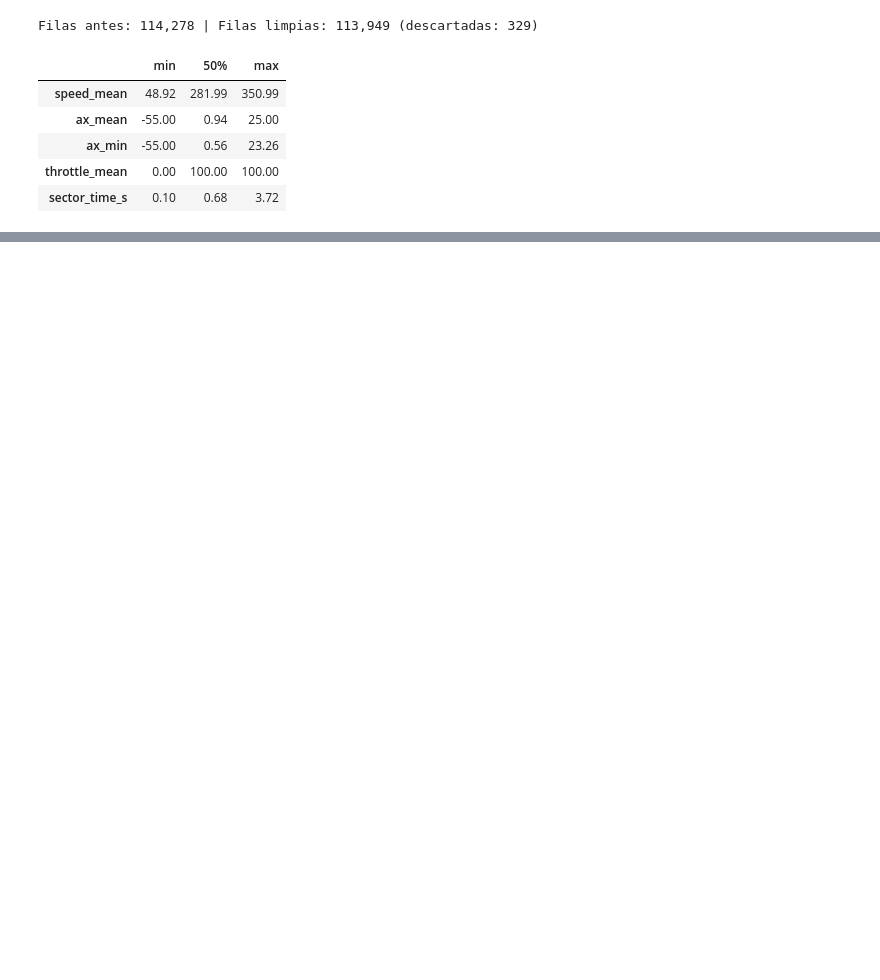
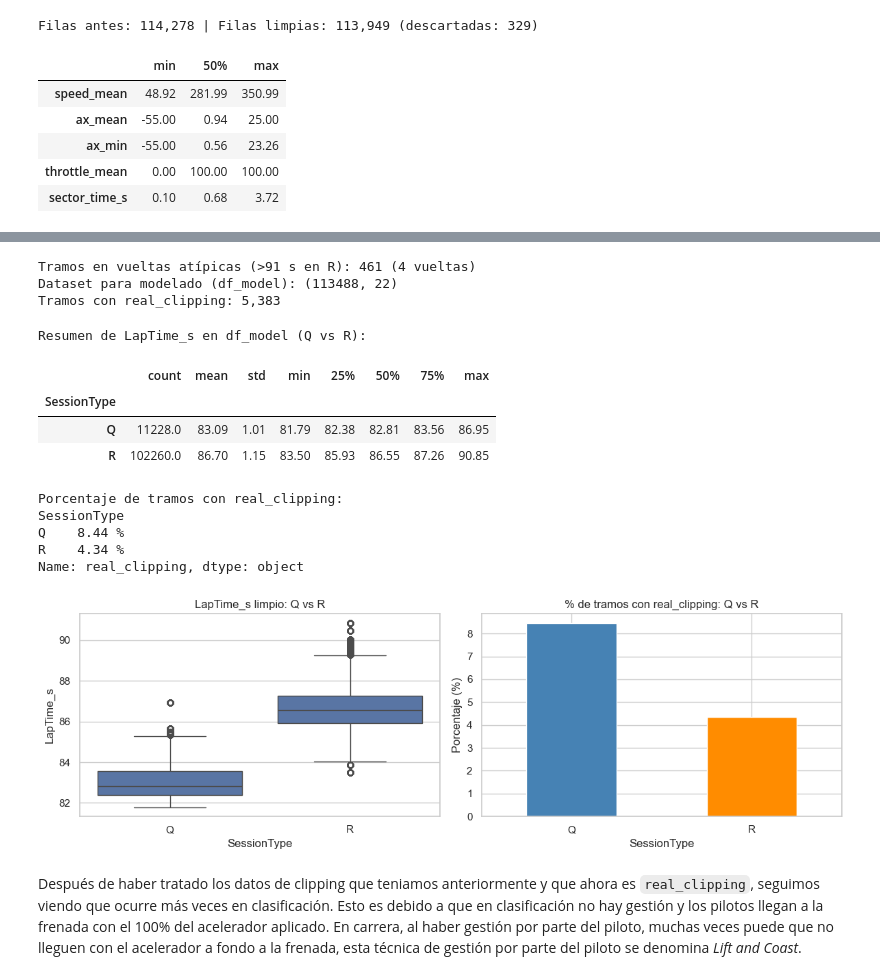
Before and after one commit to BorjaBG/F1-2026-power-unit-ml, a Jupyter notebook: notebook.ipynb, the cells around one changed output, grey strips where cells are left out. Drawn from its saved outputs; the diff is of its cells as text; code cells hidden in the pictures; blank space fills up the shorter version.

```diff
--- a/notebook.ipynb
+++ b/notebook.ipynb
@@ -474,0 +533,57 @@ Filas antes: 114,278 | Filas limpias: 113,949 (descartadas: 329)
+# %%
+# 1. Revisar y filtrar vueltas atípicas muy lentas en Carrera (> 91 s)
+outliers_r = df_clean[(df_clean["SessionType"] == "R") & (df_clean["LapTime_s"] > 91)]
+print(f"Tramos en vueltas atípicas (>91 s en R): {len(outliers_r):,} "
+      f"({outliers_r[['Driver', 'LapNumber']].drop_duplicates().shape[0]} vueltas)")
+
+df_model = df_clean[~((df_clean["SessionType"] == "R") & (df_clean["LapTime_s"] > 91))].copy()
+
+# 2. Indicador más estricto de super-clipping real (deceleración clara a fondo > 290 km/h)
+df_model["real_clipping"] = (
+    (df_model["throttle_mean"] >= 99.0)
+    & (df_model["speed_mean"] > 290.0)
+    & (df_model["ax_mean"] < -0.5)
+).astype(int)
+
+print(f"Dataset para modelado (df_model): {df_model.shape}")
+print(f"Tramos con real_clipping: {df_model['real_clipping'].sum():,}")
+# %% [output]
+Tramos en vueltas atípicas (>91 s en R): 461 (4 vueltas)
+Dataset para modelado (df_model): (113488, 22)
+Tramos con real_clipping: 5,383
+# %%
+# 1. Resumen de tiempos por vuelta tras quitar las 4 vueltas atípicas
+print("Resumen de LapTime_s en df_model (Q vs R):")
+display(df_model.groupby("SessionType")["LapTime_s"].describe().round(2))
+
+# 2. Proporción de real_clipping en Q vs R (%)
+clip_rate = df_model.groupby("SessionType")["real_clipping"].mean().mul(100).round(2)
+print("\nPorcentaje de tramos con real_clipping:")
+print(clip_rate.astype(str) + " %")
+
+# 3. Validación visual rápida (LapTime_s sin outliers extremos + tasa de real_clipping)
+fig, axes = plt.subplots(1, 2, figsize=(12, 4))
+
+sns.boxplot(data=df_model, x="SessionType", y="LapTime_s", ax=axes[0])
+axes[0].set_title("LapTime_s limpio: Q vs R")
+
+clip_rate.plot(kind="bar", color=["steelblue", "darkorange"], ax=axes[1], rot=0)
+axes[1].set_title("% de tramos con real_clipping: Q vs R")
+axes[1].set_ylabel("Porcentaje (%)")
+
+plt.tight_layout()
+plt.show()
+# %% [output]
+Resumen de LapTime_s en df_model (Q vs R):
+|  | count | mean | std | min | 25% | 50% | 75% | max |
+| SessionType |  |  |  |  |  |  |  |  |
+| Q | 11228.0 | 83.09 | 1.01 | 81.79 | 82.38 | 82.81 | 83.56 | 86.95 |
+| R | 102260.0 | 86.70 | 1.15 | 83.50 | 85.93 | 86.55 | 87.26 | 90.85 |
+Porcentaje de tramos con real_clipping:
+SessionType
+Q    8.44 %
+R    4.34 %
+Name: real_clipping, dtype: object
+[figure, added]
+# %% [markdown]
+Después de haber tratado los datos de clipping que teniamos anteriormente y que ahora es `real_clipping`, seguimos viendo que ocurre más veces en clasificación. Esto es debido a que en clasificación no hay gestión y los pilotos llegan a la frenada con el 100% del acelerador aplicado. En carrera, al haber gestión por parte del piloto, muchas veces puede que no lleguen con el acelerador a fondo a la frenada, esta técnica de gestión por parte del piloto se denomina *Lift and Coast*.
```
Also changed, not shown: parts of 6 cells of this notebook.
